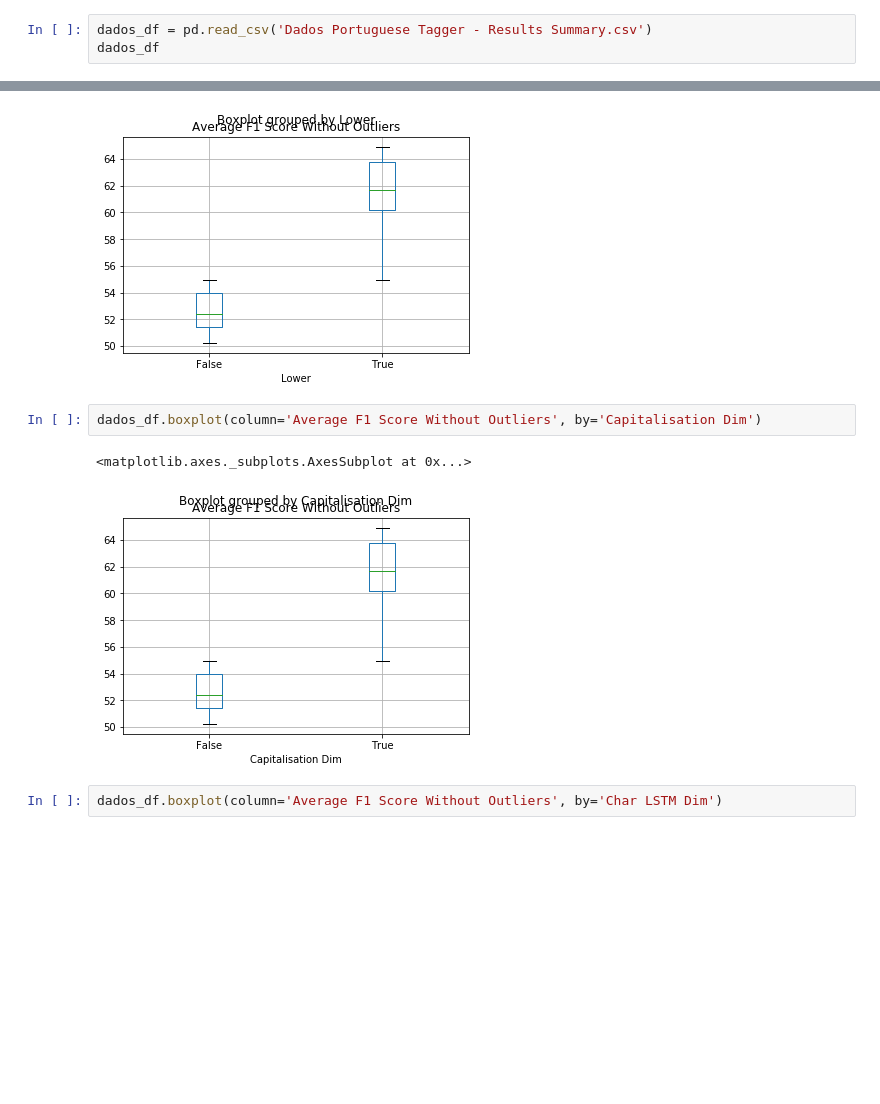
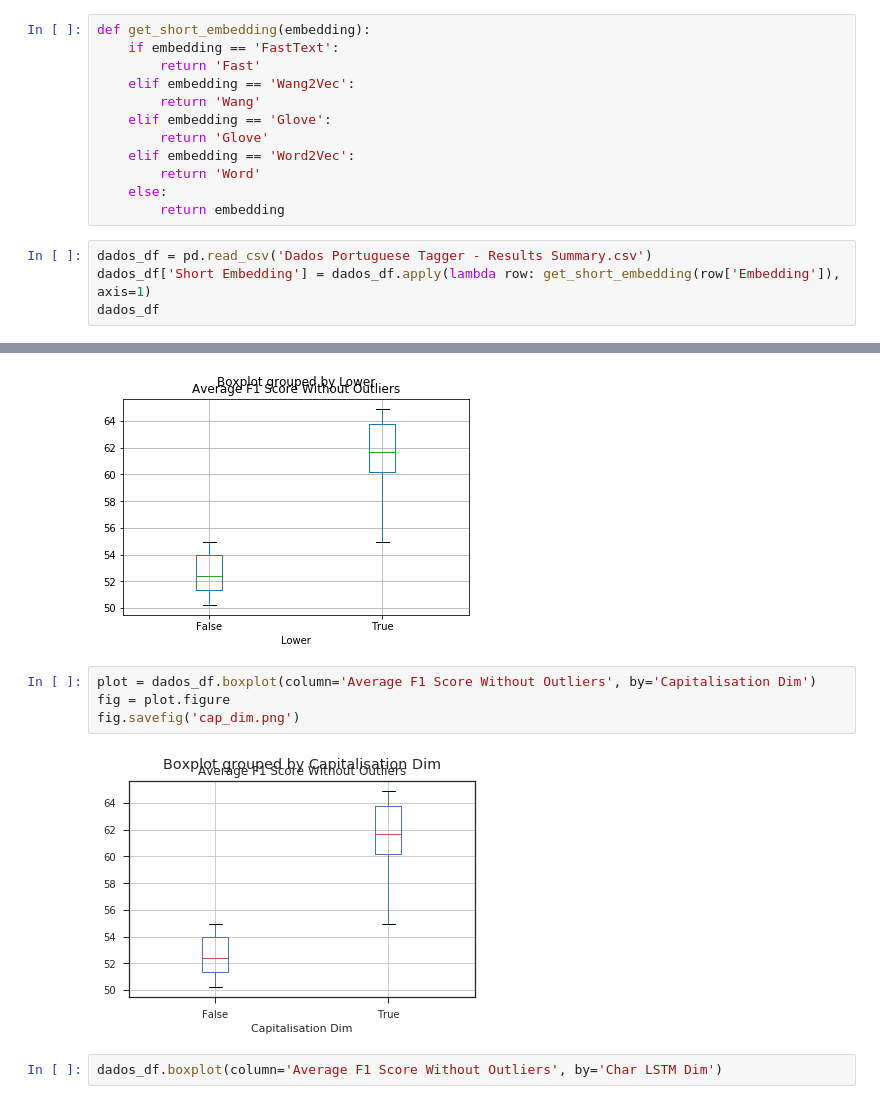
Before and after one commit to pvcastro/deeplearningufg, a Jupyter notebook: artigo_propor_2018/Portuguese Tagger Stats.ipynb, the cells around one changed output, grey strips where cells are left out. Saved outputs shown, nothing was run; the diff lists cells and outputs as text; blank space fills up the shorter version.

```diff
--- a/artigo_propor_2018/Portuguese Tagger Stats.ipynb
+++ b/artigo_propor_2018/Portuguese Tagger Stats.ipynb
@@ -5,8 +6,21 @@ import numpy as np
 %matplotlib inline
 
 pd.options.display.max_columns = None
+# %%
+def get_short_embedding(embedding):
+    if embedding == 'FastText':
+        return 'Fast'
+    elif embedding == 'Wang2Vec':
+        return 'Wang'
+    elif embedding == 'Glove':
+        return 'Glove'
+    elif embedding == 'Word2Vec':
+        return 'Word'
+    else:
+        return embedding
 # %%
 dados_df = pd.read_csv('Dados Portuguese Tagger - Results Summary.csv')
+dados_df['Short Embedding'] = dados_df.apply(lambda row: get_short_embedding(row['Embedding']), axis=1)
 dados_df
 # %% [output]
 |  | Embedding | Tagging Scheme | Capitalisation Dim | Lower | Char LSTM Dim | Word LSTM Dim | ... |
@@ -130,10 +146,11 @@ dados_df.boxplot(column='Average F1 Score Without Outliers', by='Lower')
 <matplotlib.axes._subplots.AxesSubplot at 0x...>
 [figure]
 # %%
-dados_df.boxplot(column='Average F1 Score Without Outliers', by='Capitalisation Dim')
+plot = dados_df.boxplot(column='Average F1 Score Without Outliers', by='Capitalisation Dim')
+fig = plot.figure
+fig.savefig('cap_dim.png')
 # %% [output]
-<matplotlib.axes._subplots.AxesSubplot at 0x...>
-[figure, old version]
+[figure, new version]
 # %%
 dados_df.boxplot(column='Average F1 Score Without Outliers', by='Char LSTM Dim')
 # %% [output]
```
Also changed, not shown: parts of 21 cells of this notebook, 4 other files.
